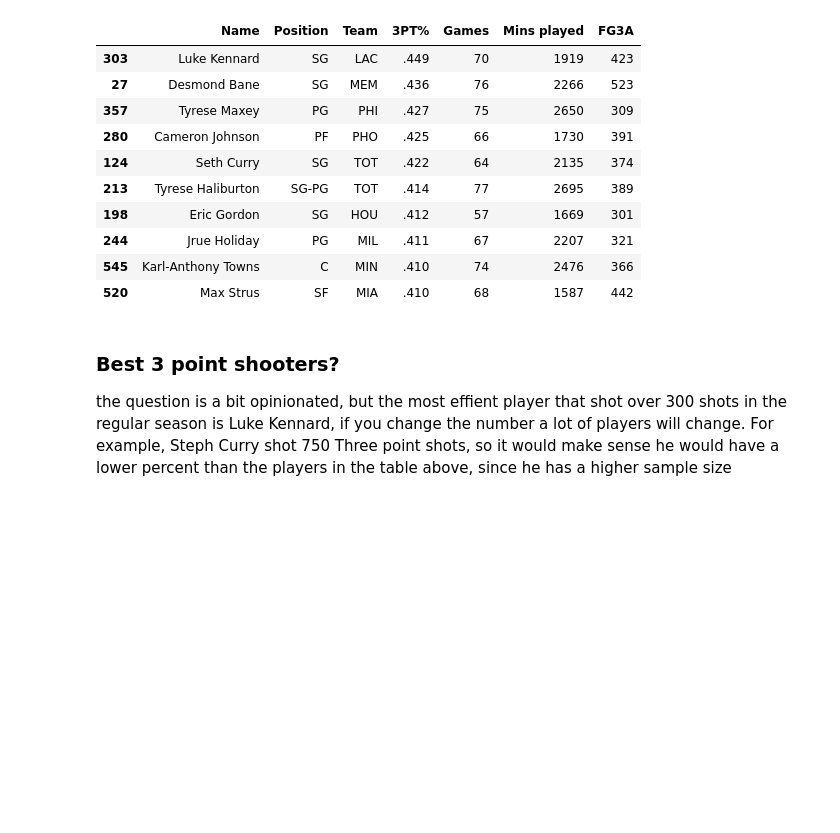
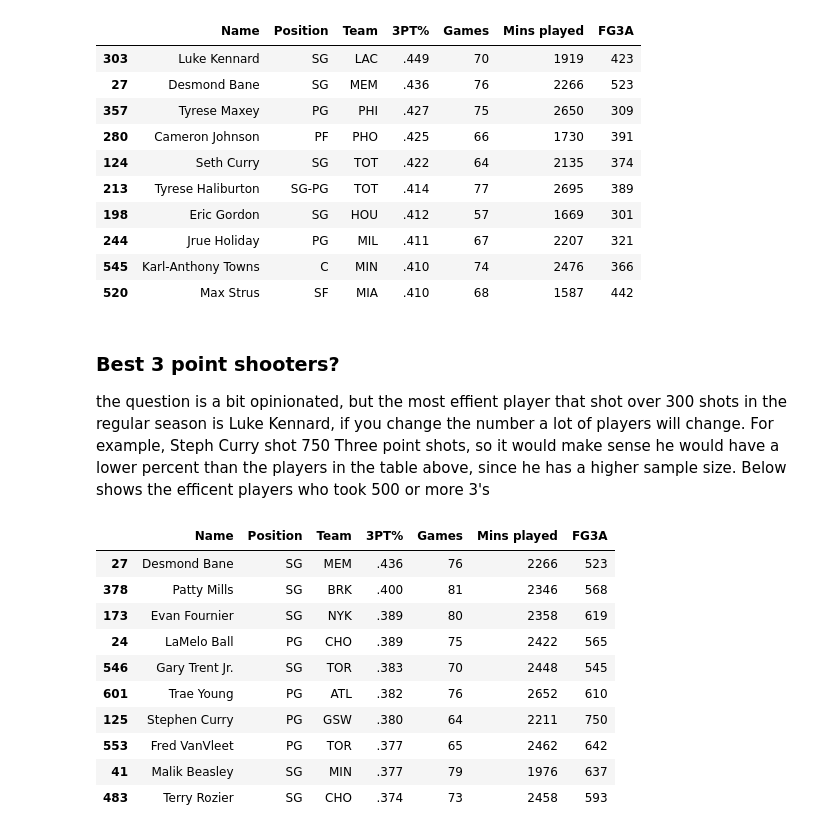
Before and after one commit to mcwillz1/CS-4630-Final-Project, a Jupyter notebook: finalProject.ipynb, the cells around one changed output. Saved outputs shown, nothing was run; the diff lists cells and outputs as text; code cells hidden in the pictures; blank space fills up the shorter version.

```diff
--- a/finalProject.ipynb
+++ b/finalProject.ipynb
@@ -330,4 +330,36 @@ best3ptShooters.head(10)
 | 520 | Max Strus | SF | MIA | .410 | 68 | 1587 | 442 |
 # %% [markdown]
 <h3> Best 3 point shooters? </h3>
-<p> the question is a bit opinionated, but the most effient player that shot over 300 shots in the regular season is Luke Kennard, if you change the number a lot of players will change. For example, Steph Curry shot 750 Three point shots, so it would make sense he would have a lower percent than the players in the table above, since he has a higher sample size </p>
+<p> the question is a bit opinionated, but the most effient player that shot over 300 shots in the regular season is Luke Kennard, if you change the number a lot of players will change. For example, Steph Curry shot 750 Three point shots, so it would make sense he would have a lower percent than the players in the table above, since he has a higher sample size. Below shows the efficent players who took 500 or more 3's </p>
+# %%
+best3ptShooters = basicStats()
+
+best3ptShooters.columns
+my_cols = ['Name','Position','Team','3PT%','Games','Mins played', 'FG3A']
+
+best3ptShooters = best3ptShooters[my_cols]
+
+#sort by the top 3PT%
+best3ptShooters = best3ptShooters.sort_values(by='3PT%', ascending=False)
+
+#use the same limits we've been using
+#best3ptShooters['Games'] = best3ptShooters['Games'].astype(int)
+best3ptShooters['FG3A'] = best3ptShooters['FG3A'].astype(int)
+
+#Limit our results, if we don't then only players who shot one shot will appear
+
+best3ptShooters = best3ptShooters[best3ptShooters['FG3A'] >= 500]
+
+best3ptShooters.head(10)
+# %% [output]
+|  | Name | Position | Team | 3PT% | Games | Mins played | FG3A |
+| 27 | Desmond Bane | SG | MEM | .436 | 76 | 2266 | 523 |
+| 378 | Patty Mills | SG | BRK | .400 | 81 | 2346 | 568 |
+| 173 | Evan Fournier | SG | NYK | .389 | 80 | 2358 | 619 |
+| 24 | LaMelo Ball | PG | CHO | .389 | 75 | 2422 | 565 |
+| 546 | Gary Trent Jr. | SG | TOR | .383 | 70 | 2448 | 545 |
+| 601 | Trae Young | PG | ATL | .382 | 76 | 2652 | 610 |
+| 125 | Stephen Curry | PG | GSW | .380 | 64 | 2211 | 750 |
+| 553 | Fred VanVleet | PG | TOR | .377 | 65 | 2462 | 642 |
+| 41 | Malik Beasley | SG | MIN | .377 | 79 | 1976 | 637 |
+| 483 | Terry Rozier | SG | CHO | .374 | 73 | 2458 | 593 |
```
Also changed, not shown: parts of 3 cells of this notebook.
